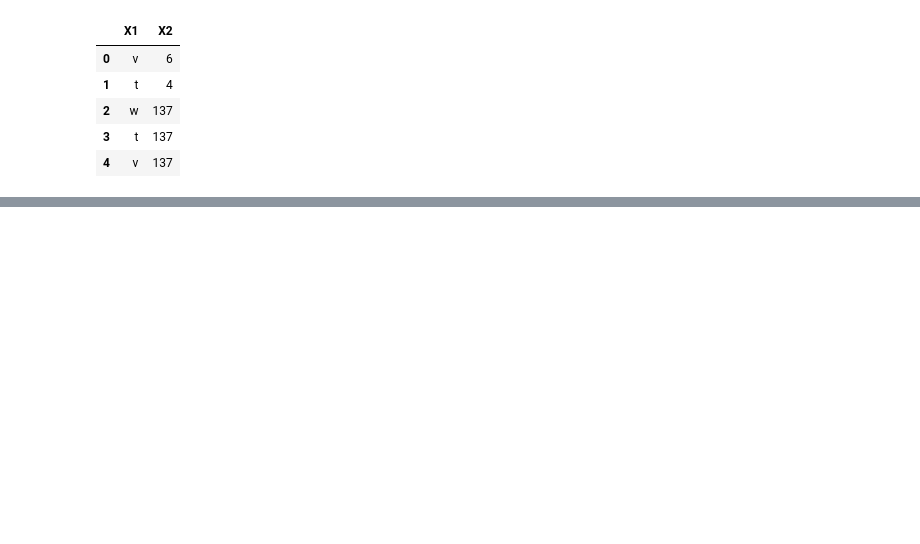
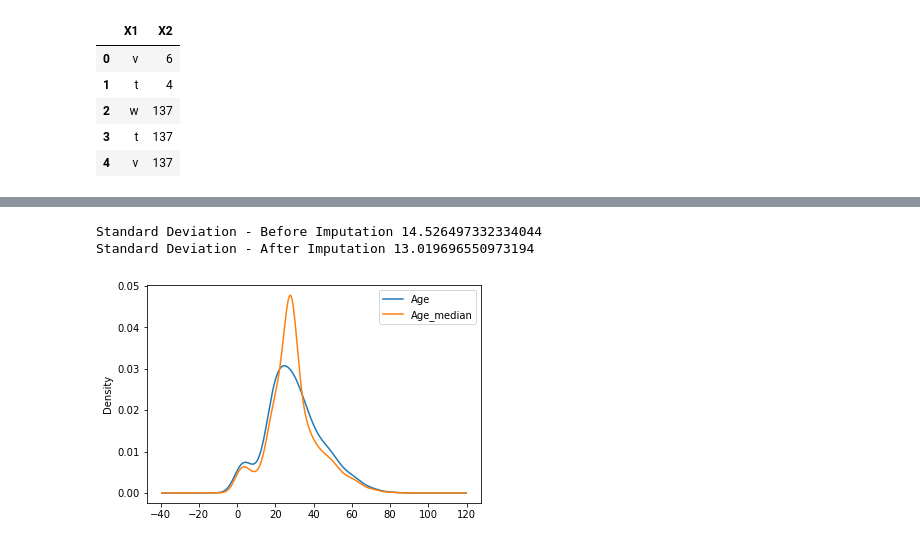
Before and after one commit to Ashlin-R/Feature-Engineering, a Jupyter notebook: Feature Engineering.ipynb, the cells around one changed output, grey strips where cells are left out. Cells and saved outputs as stored; diff of their text form; code cells hidden in the pictures; blank space fills up the shorter version.

```diff
--- a/Feature Engineering.ipynb
+++ b/Feature Engineering.ipynb
@@ -184,0 +554,2 @@ df.head()
+# %%
+df=pd.read_csv('titanic_train.csv',usecols=['Age','Fare','Survived'])
@@ -184,0 +594,13 @@ df.head()
+# %%
+print('Standard Deviation - Before Imputation', df.Age.std())
+print('Standard Deviation - After Imputation', df.Age_median.std())
+# %% [output]
+Standard Deviation - Before Imputation 14.526497332334044
+Standard Deviation - After Imputation 13.019696550973194
+# %%
+plt.figure()
+df.Age.plot(kind='density',legend=True)
+df.Age_median.plot(kind='density',legend=True)
+plt.show()
+# %% [output]
+[figure, added]
```
Also changed, not shown: parts of 165 cells of this notebook.
